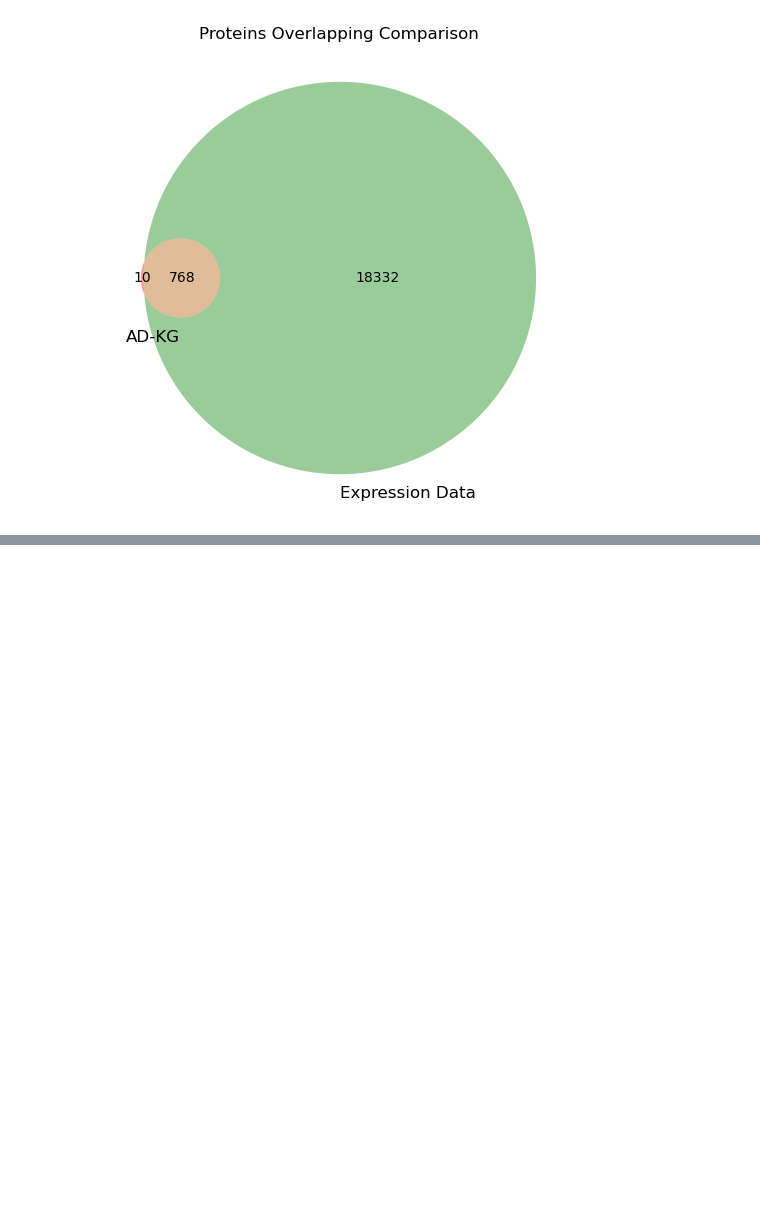
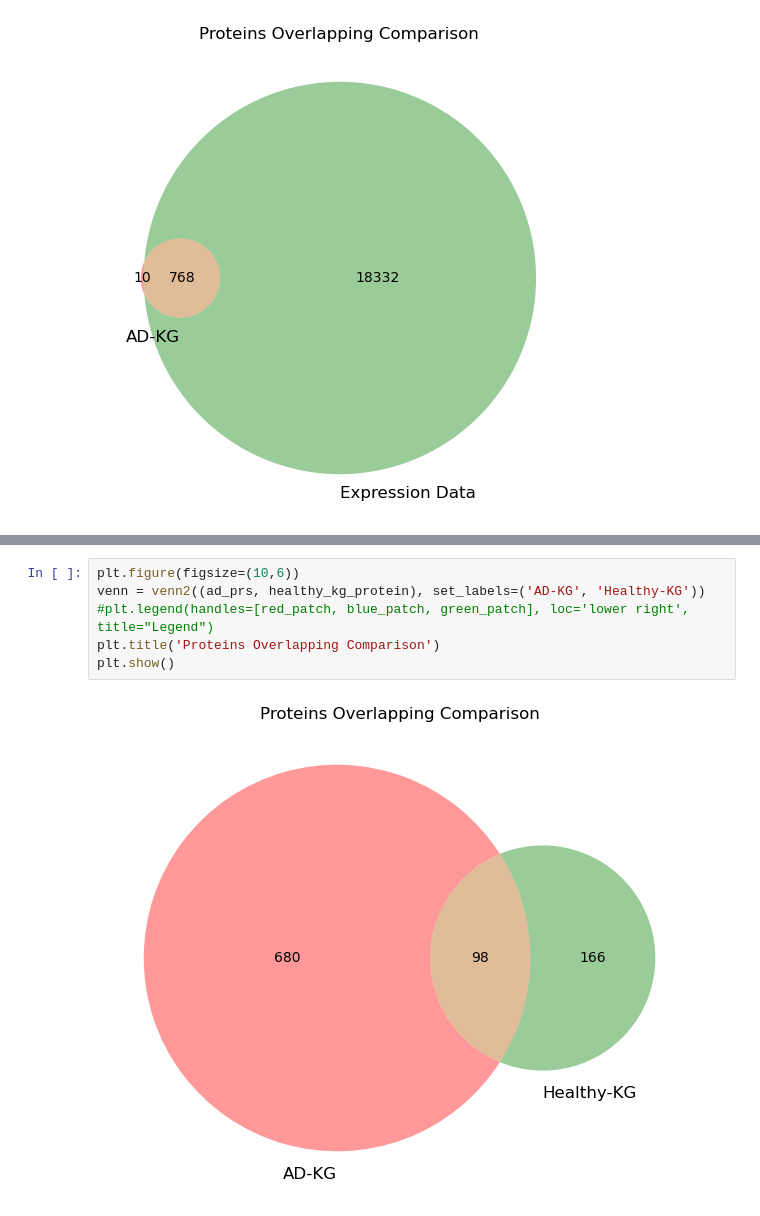
Before and after one commit to Xiaoxuan-Yu-ty/PyClause, a Jupyter notebook: notebooks/kg_analysis.ipynb, the cells around one changed output, grey strips where cells are left out. Drawn from its saved outputs; the diff is of its cells as text; blank space fills up the shorter version.

```diff
--- a/notebooks/kg_analysis.ipynb
+++ b/notebooks/kg_analysis.ipynb
@@ -378,0 +441,8 @@ plt.show()
+# %%
+plt.figure(figsize=(10,6))
+venn = venn2((ad_prs, healthy_kg_protein), set_labels=('AD-KG', 'Healthy-KG'))
+#plt.legend(handles=[red_patch, blue_patch, green_patch], loc='lower right', title="Legend")
+plt.title('Proteins Overlapping Comparison')
+plt.show()
+# %% [output]
+[figure, added]
```
Also changed, not shown: parts of 27 cells of this notebook, 2 other files.
